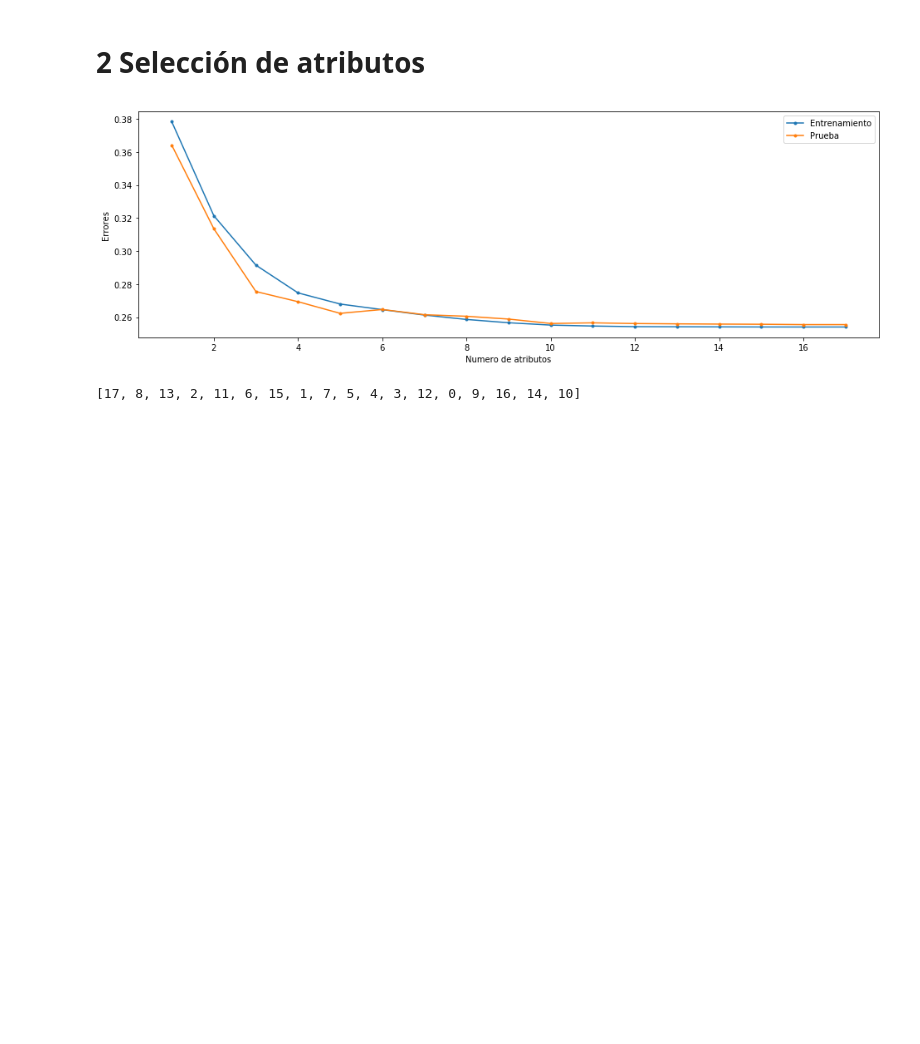
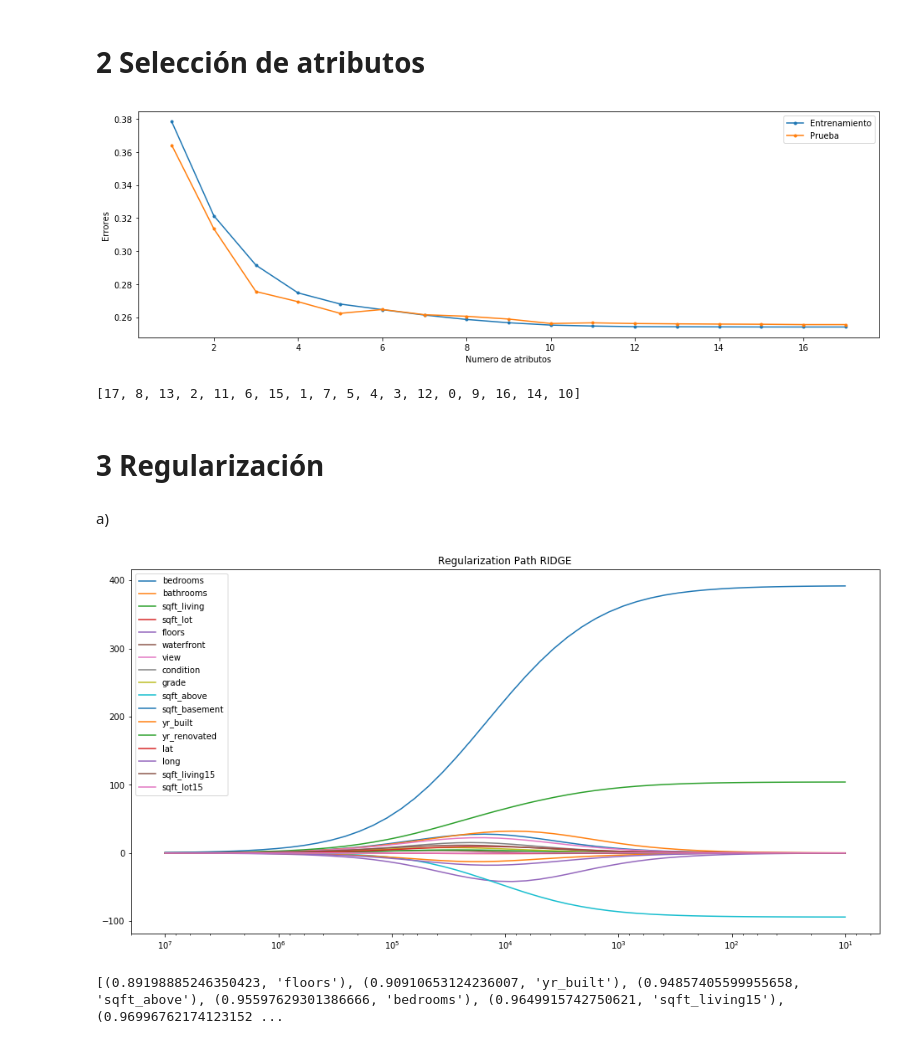
Before and after one commit to fco96/MA-T1, a Jupyter notebook: Tarea 1.ipynb, the cells around one changed output. Saved outputs shown, nothing was run; the diff lists cells and outputs as text; code cells hidden in the pictures; blank space fills up the shorter version.

Commit message:
Avanzar en varias preguntas

```diff
--- a/Tarea 1.ipynb
+++ b/Tarea 1.ipynb
@@ -287,3 +354,44 @@ fss(Xtrain.as_matrix(),ytrain.as_matrix(),names_regressors)
 # %% [output]
 [figure]
 [17, 8, 13, 2, 11, 6, 15, 1, 7, 5, 4, 3, 12, 0, 9, 16, 14, 10]
+# %% [markdown]
+# 3 Regularización
+# %% [markdown]
+a)
+# %%
+from sklearn.linear_model import Ridge
+import matplotlib.pylab as plt
+X2 = X.drop('intercept', axis=1,inplace=False)
+Xtrain = X2[istrain]
+ytrain = y[istrain]
+names_regressors = X2.columns
+alphas_ = np.logspace(7,1,base=10)
+coefs = []
+model = Ridge(fit_intercept=True,solver='svd')
+for a in alphas_:
+    model.set_params(alpha=a)
+    model.fit(Xtrain, ytrain)
+    coefs.append(model.coef_)
+plt.figure(figsize = (16,8))
+ax = plt.gca()
+for y_arr, label in zip(np.squeeze(coefs).T, names_regressors):
+    plt.plot(alphas_, y_arr, label=label)
+plt.legend()
+ax.set_xscale('log')
+ax.set_xlim(ax.get_xlim()[::-1]) # reverse axis
+plt.title('Regularization Path RIDGE')
+plt.axis('tight')
+plt.legend(loc=2)
+plt.show()
+# %% [output]
+[figure, added]
+# %%
+nombre = list(Xtrain.std().index)
+
+
+varianza = np.power(np.asarray(Xtrain.std()),2)
+lista = [ (varianza[i], nombre[i]) for i in range(len(nombre))]
+lista.sort()
+print(lista)
+# %% [output]
+[(0.89198885246350423, 'floors'), (0.90910653124236007, 'yr_built'), (0.94857405599955658, 'sqft_above'), (0.95597629301386666, 'bedrooms'), (0.9649915742750621, 'sqft_living15'), (0.96996762174123152 ...
```
Also changed, not shown: parts of 16 cells of this notebook.
